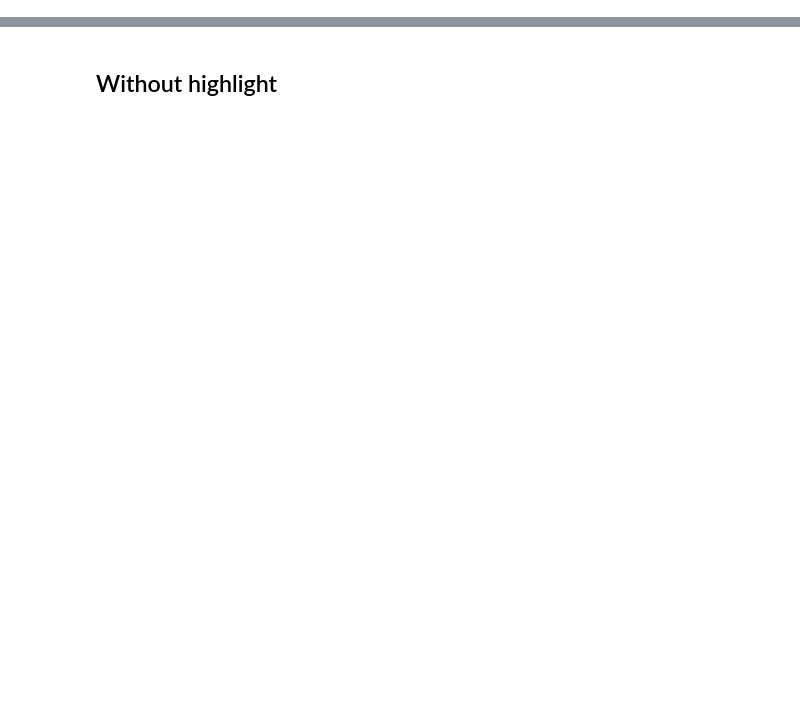
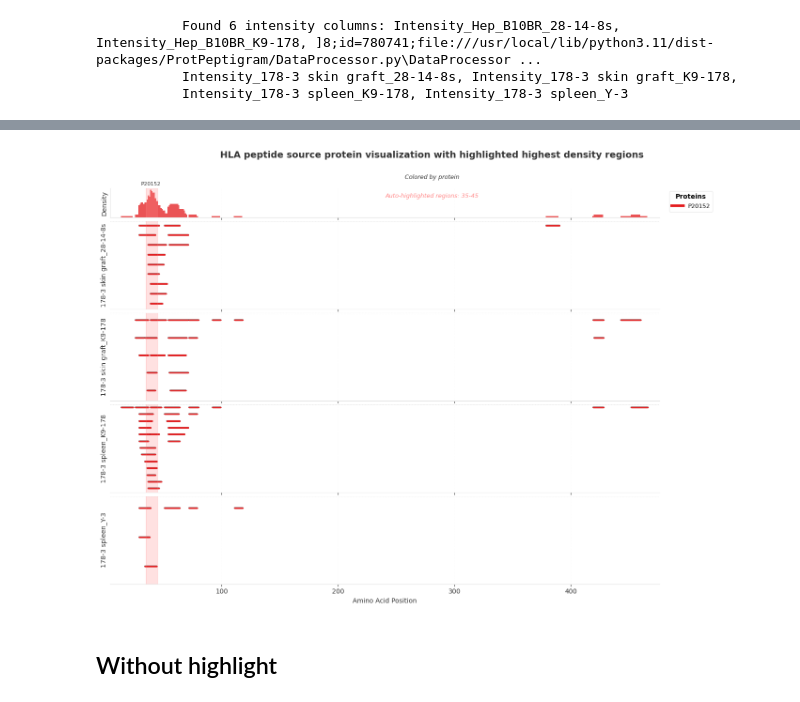
Before and after one commit to PurcellLab/ProtPeptigram, a Jupyter notebook: example/example.ipynb, the cells around one changed output, grey strips where cells are left out. Drawn from its saved outputs; the diff is of its cells as text; code cells hidden in the pictures; blank space fills up the shorter version.

```diff
--- a/example/example.ipynb
+++ b/example/example.ipynb
@@ -40,14 +55,14 @@ from ProtPeptigram.viz import ImmunoViz
 processor = PeptideDataProcessor()
 
 # Load data
-processor.load_peaks_data("../data/JCI146771_Mouse_peptides_peaks_online.csv")
-processor.load_protein_sequences("../data/uniprotkb_proteome_UP000000589_AND_revi_2025_03_12.fasta")
+processor.load_peaks_data("./data/JCI146771_Mouse_peptides_peaks_online.csv")
+processor.load_protein_sequences("./data/uniprotkb_proteome_UP000000589_AND_revi_2025_03_12.fasta")
 
 # Process data
 formatted_data = processor.filter_and_format_data(
     filter_contaminants=True,
-    intensity_threshold=1000,
-    min_samples=2
+    intensity_threshold=0,
+    min_samples=1
 )
 
 # Create visualizations
@@ -66,0 +82,3 @@ ModuleNotFoundError: No module named 'ProtPeptigram'
+           Found 6 intensity columns: Intensity_Hep_B10BR_28-14-8s, Intensity_Hep_B10BR_K9-178, ]8;id=780741;file:///usr/local/lib/python3.11/dist-packages/ProtPeptigram/DataProcessor.py\DataProcessor ...
+           Intensity_178-3 skin graft_28-14-8s, Intensity_178-3 skin graft_K9-178,
+           Intensity_178-3 spleen_K9-178, Intensity_178-3 spleen_Y-3
@@ -67,2 +91,3 @@ ModuleNotFoundError: No module named 'ProtPeptigram'
+[figure, added]
 # %% [markdown]
 ## Without highlight
```
Also changed, not shown: parts of 7 cells of this notebook.
